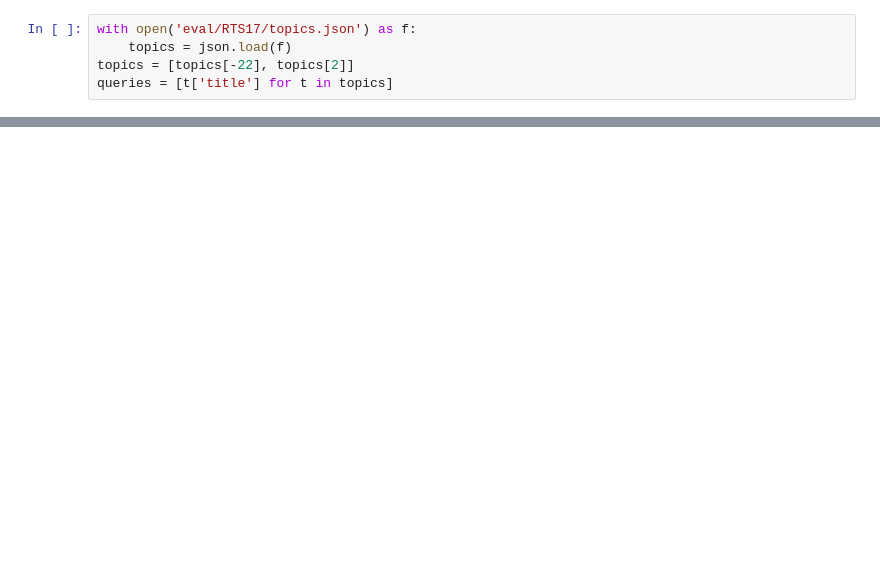
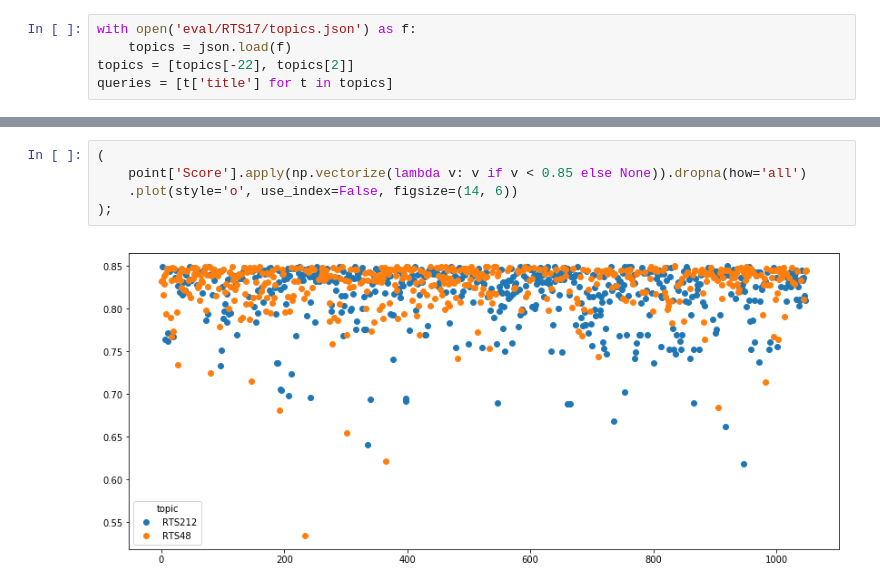
Before and after one commit to dimazest/flock, a Jupyter notebook: rocchio.ipynb, the cells around one changed output, grey strips where cells are left out. Saved outputs shown, nothing was run; the diff lists cells and outputs as text; blank space fills up the shorter version.

```diff
--- a/rocchio.ipynb
+++ b/rocchio.ipynb
@@ -227,0 +62,7 @@ Wall time: 10min 22s
+# %%
+(
+    point['Score'].apply(np.vectorize(lambda v: v if v < 0.85 else None)).dropna(how='all')
+    .plot(style='o', use_index=False, figsize=(14, 6))
+);
+# %% [output]
+[figure, added]
```
Also changed, not shown: parts of 34 cells of this notebook.
